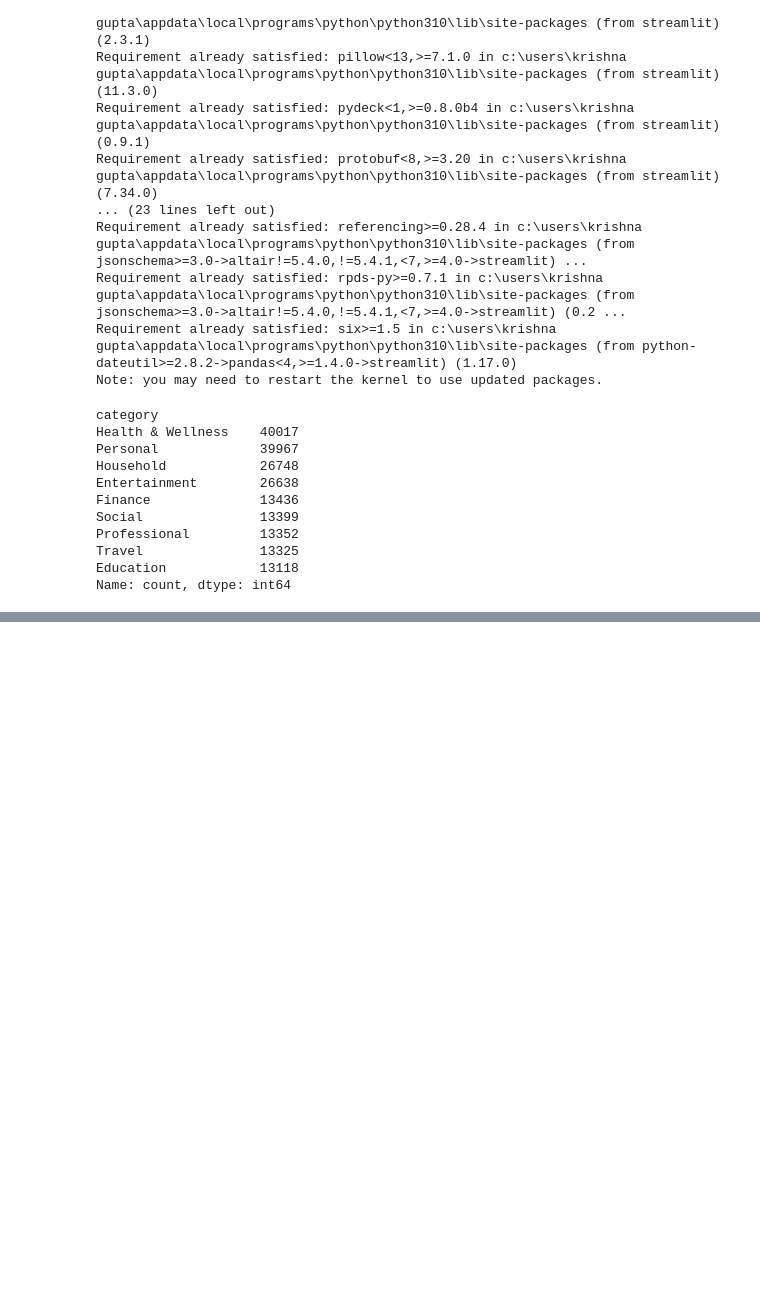
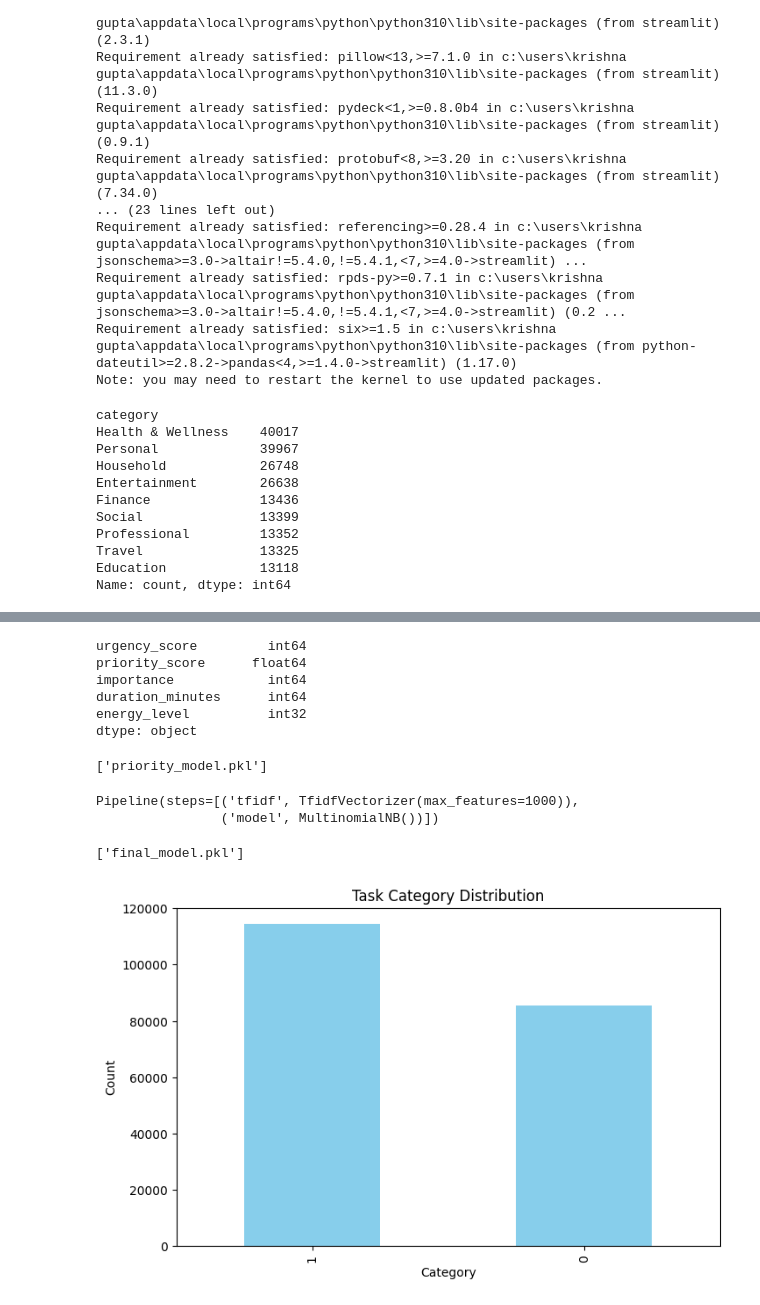
Before and after one commit to krishnag5465/AI-Powered-Task-management-System, a Jupyter notebook: ai_task_management_system (2).ipynb, the cells around one changed output, grey strips where cells are left out. Cells and saved outputs as stored; diff of their text form; code cells hidden in the pictures; blank space fills up the shorter version.

Commit message:
Final clean commit - removed large files

```diff
--- a/ai_task_management_system (2).ipynb
+++ b/ai_task_management_system (2).ipynb
@@ -168,17 +168,17 @@ plt.show()
 [figure]
 # %%
 #Productivity Insights
-df['task_completed'] = (df['status'] == 'Completed').astype(int)
+df['category_ml'] = (df['status'] == 'Completed').astype(int)
 plt.figure(figsize=(6, 4))
 sns.barplot(x="energy_level",
-            y="task_completed",
+            y="category_ml",
             data=df)
 plt.title("Energy Level vs Task Completion")
 plt.xlabel("Energy Level")
 plt.ylabel("Completion Rate (0 to 1)")
 plt.show()
 print("\n📊 Completion Rate per Energy Level:")
-result = df.groupby('energy_level')['task_completed'].mean().round(3) * 100
+result = df.groupby('energy_level')['category_ml'].mean().round(3) * 100
 for energy, rate in result.items():
     print(f"  {energy:<10} : {rate:.1f}% tasks completed")
 # %% [output]
@@ -581,3 +558,6 @@ Professional         13352
 Travel               13325
 Education            13118
 Name: count, dtype: int64
+# %%
+df["task_length"] = df["cleaned_text"].apply(len)
+df["num_words"] = df["cleaned_text"].apply(lambda x: len(x.split()))
@@ -583,0 +587,7 @@ Name: count, dtype: int64
+# %%
+from sklearn.preprocessing import LabelEncoder
+
+le = LabelEncoder()
+
+df["importance"] = le.fit_transform(df["importance"])
+df["energy_level"] = le.fit_transform(df["energy_level"])
@@ -583,0 +606,56 @@ Name: count, dtype: int64
+# %%
+print(X.dtypes)
+# %% [output]
+urgency_score         int64
+priority_score      float64
+importance            int64
+duration_minutes      int64
+energy_level          int32
+dtype: object
+# %%
+import joblib
+joblib.dump(model, "priority_model.pkl")
+# %% [output]
+['priority_model.pkl']
+# %%
+from sklearn.model_selection import train_test_split
+from sklearn.pipeline import Pipeline
+from sklearn.feature_extraction.text import TfidfVectorizer
+from sklearn.naive_bayes import MultinomialNB
+
+# ✅ USE RAW TEXT
+X = df["cleaned_text"]
+y = df["category_ml"]
+
+# split
+X_train, X_test, y_train, y_test = train_test_split(
+    X, y, test_size=0.2, random_state=42
+)
+
+# pipeline
+pipeline = Pipeline([
+    ("tfidf", TfidfVectorizer(max_features=1000)),
+    ("model", MultinomialNB())
+])
+
+# ✅ THIS WILL WORK
+pipeline.fit(X_train, y_train)
+# %% [output]
+Pipeline(steps=[('tfidf', TfidfVectorizer(max_features=1000)),
+                ('model', MultinomialNB())])
+# %%
+import joblib
+joblib.dump(pipeline, "final_model.pkl")
+# %% [output]
+['final_model.pkl']
+# %%
+import matplotlib.pyplot as plt
+
+plt.figure(figsize=(8,5))
+df["category_ml"].value_counts().plot(kind="bar", color="skyblue")
+plt.title("Task Category Distribution")
+plt.xlabel("Category")
+plt.ylabel("Count")
+plt.show()
+# %% [output]
+[figure, added]
```
Also changed, not shown: parts of 69 cells of this notebook, 5 other files.
